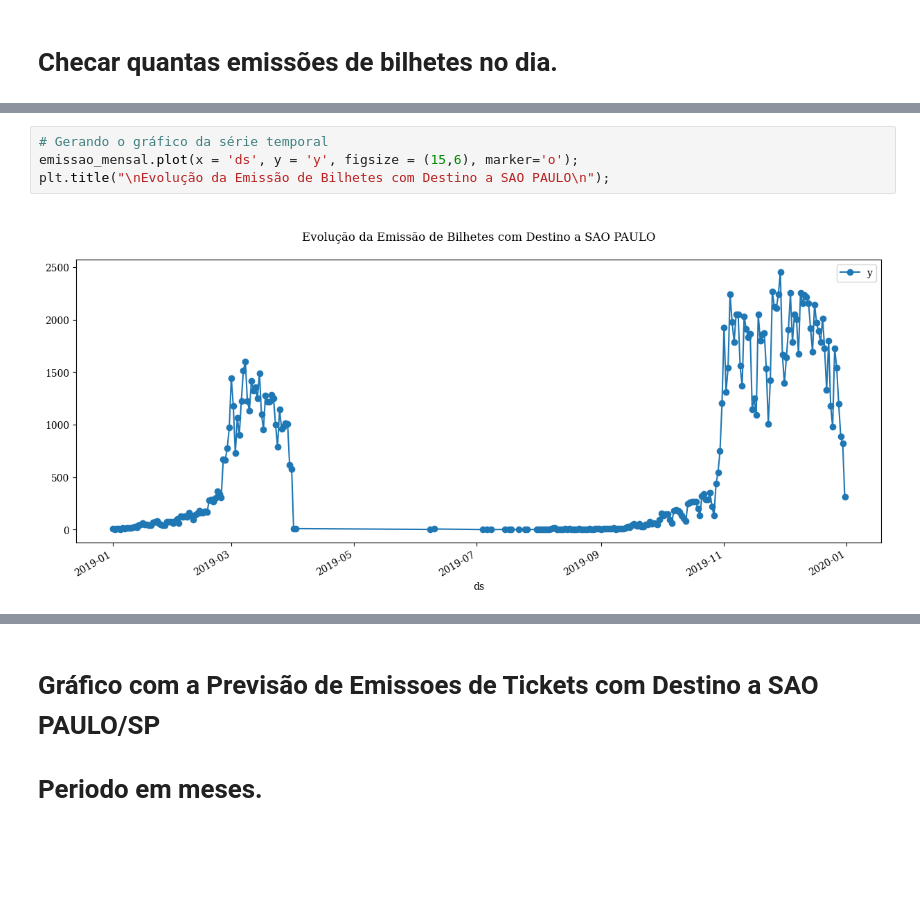
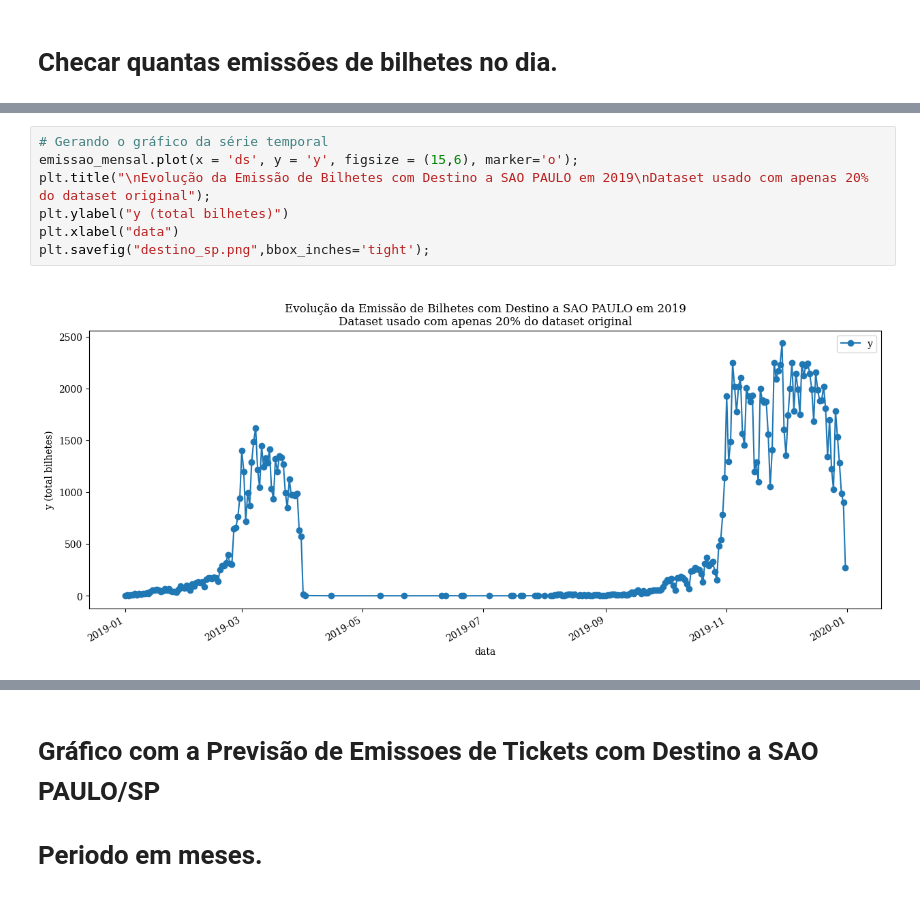
Before and after one commit to silviolima07/Kaggle, a Jupyter notebook: Analise_Viagens_Onibus_Pyspark.ipynb, the cells around one changed output, grey strips where cells are left out. Saved outputs shown, nothing was run; the diff lists cells and outputs as text; blank space fills up the shorter version.

```diff
--- a/Analise_Viagens_Onibus_Pyspark.ipynb
+++ b/Analise_Viagens_Onibus_Pyspark.ipynb
@@ -1412,9 +1411,12 @@ emissao_mensal
 # %%
 # Gerando o gráfico da série temporal
 emissao_mensal.plot(x = 'ds', y = 'y', figsize = (15,6), marker='o');
-plt.title("\nEvolução da Emissão de Bilhetes com Destino a SAO PAULO\n");
+plt.title("\nEvolução da Emissão de Bilhetes com Destino a SAO PAULO em 2019\nDataset usado com apenas 20% do dataset original");
+plt.ylabel("y (total bilhetes)")
+plt.xlabel("data")
+plt.savefig("destino_sp.png",bbox_inches='tight');
 # %% [output]
-[figure, old version]
+[figure, new version]
 # %%
 # Instanciando o modelo
 modelo = Prophet()
```
Also changed, not shown: parts of 16 cells of this notebook.
